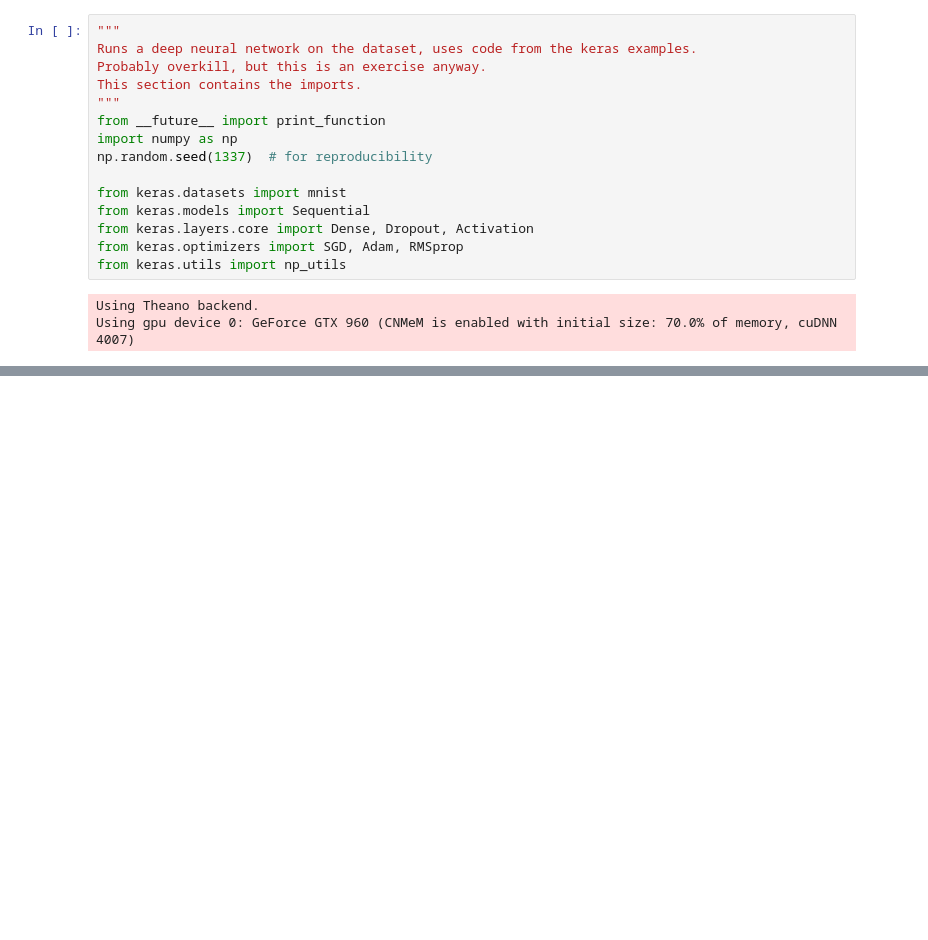
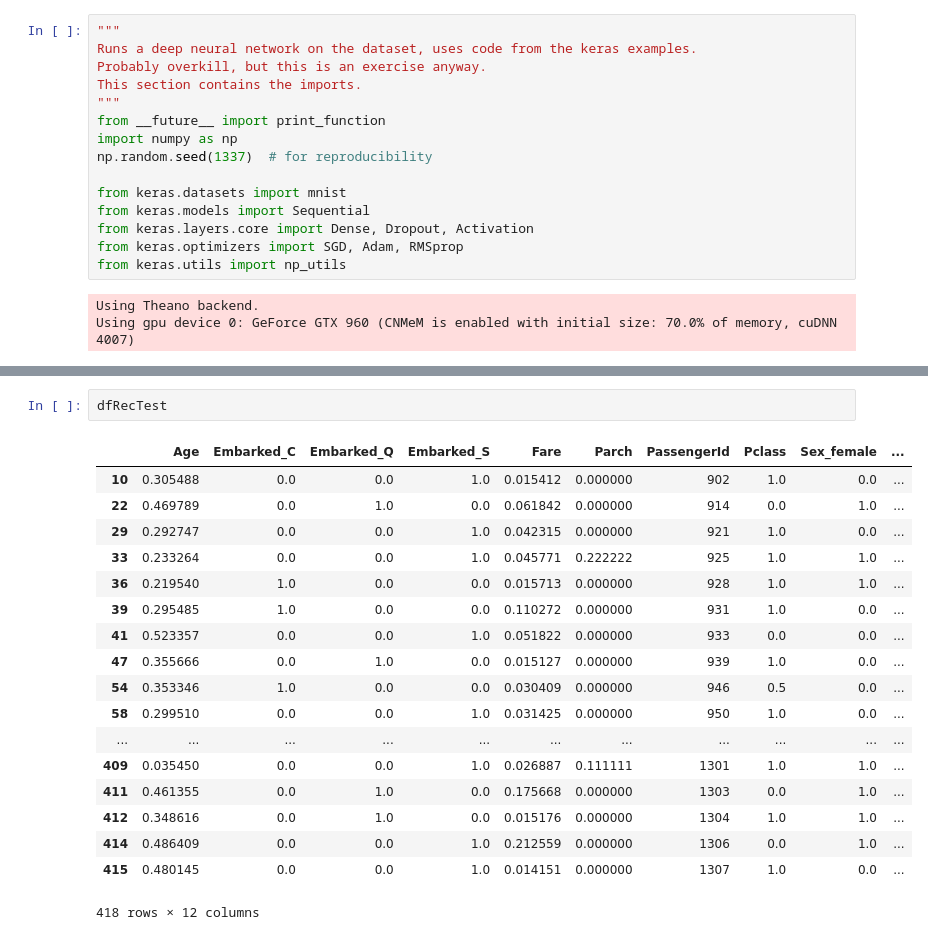
Before and after one commit to Dysvalence/Kaggle-Titanic, a Jupyter notebook: Titanic DNN.ipynb, the cells around one changed output, grey strips where cells are left out. Cells and saved outputs as stored; diff of their text form; blank space fills up the shorter version.

```diff
--- a/Titanic DNN.ipynb
+++ b/Titanic DNN.ipynb
@@ -408,0 +333,21 @@ with open("outputDNN.csv", 'wb') as f:
+# %%
+dfRecTest
+# %% [output]
+|  | Age | Embarked_C | Embarked_Q | Embarked_S | Fare | Parch | PassengerId | Pclass | Sex_female | ... |
+| 10 | 0.305488 | 0.0 | 0.0 | 1.0 | 0.015412 | 0.000000 | 902 | 1.0 | 0.0 | ... |
+| 22 | 0.469789 | 0.0 | 1.0 | 0.0 | 0.061842 | 0.000000 | 914 | 0.0 | 1.0 | ... |
+| 29 | 0.292747 | 0.0 | 0.0 | 1.0 | 0.042315 | 0.000000 | 921 | 1.0 | 0.0 | ... |
+| 33 | 0.233264 | 0.0 | 0.0 | 1.0 | 0.045771 | 0.222222 | 925 | 1.0 | 1.0 | ... |
+| 36 | 0.219540 | 1.0 | 0.0 | 0.0 | 0.015713 | 0.000000 | 928 | 1.0 | 1.0 | ... |
+| 39 | 0.295485 | 1.0 | 0.0 | 0.0 | 0.110272 | 0.000000 | 931 | 1.0 | 0.0 | ... |
+| 41 | 0.523357 | 0.0 | 0.0 | 1.0 | 0.051822 | 0.000000 | 933 | 0.0 | 0.0 | ... |
+| 47 | 0.355666 | 0.0 | 1.0 | 0.0 | 0.015127 | 0.000000 | 939 | 1.0 | 0.0 | ... |
+| 54 | 0.353346 | 1.0 | 0.0 | 0.0 | 0.030409 | 0.000000 | 946 | 0.5 | 0.0 | ... |
+| 58 | 0.299510 | 0.0 | 0.0 | 1.0 | 0.031425 | 0.000000 | 950 | 1.0 | 0.0 | ... |
+| ... | ... | ... | ... | ... | ... | ... | ... | ... | ... | ... |
+| 409 | 0.035450 | 0.0 | 0.0 | 1.0 | 0.026887 | 0.111111 | 1301 | 1.0 | 1.0 | ... |
+| 411 | 0.461355 | 0.0 | 1.0 | 0.0 | 0.175668 | 0.000000 | 1303 | 0.0 | 1.0 | ... |
+| 412 | 0.348616 | 0.0 | 1.0 | 0.0 | 0.015176 | 0.000000 | 1304 | 1.0 | 1.0 | ... |
+| 414 | 0.486409 | 0.0 | 0.0 | 1.0 | 0.212559 | 0.000000 | 1306 | 0.0 | 1.0 | ... |
+| 415 | 0.480145 | 0.0 | 0.0 | 1.0 | 0.014151 | 0.000000 | 1307 | 1.0 | 0.0 | ... |
+418 rows × 12 columns
```
Also changed, not shown: parts of 39 cells of this notebook.
